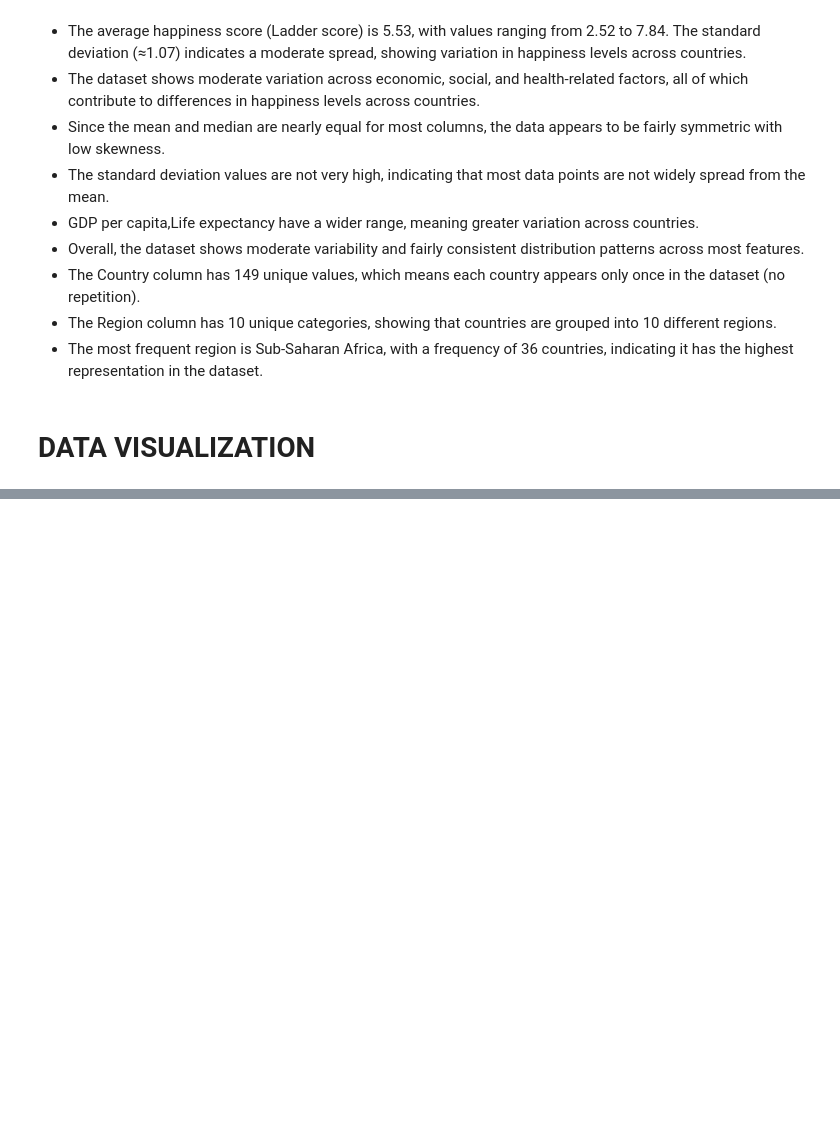
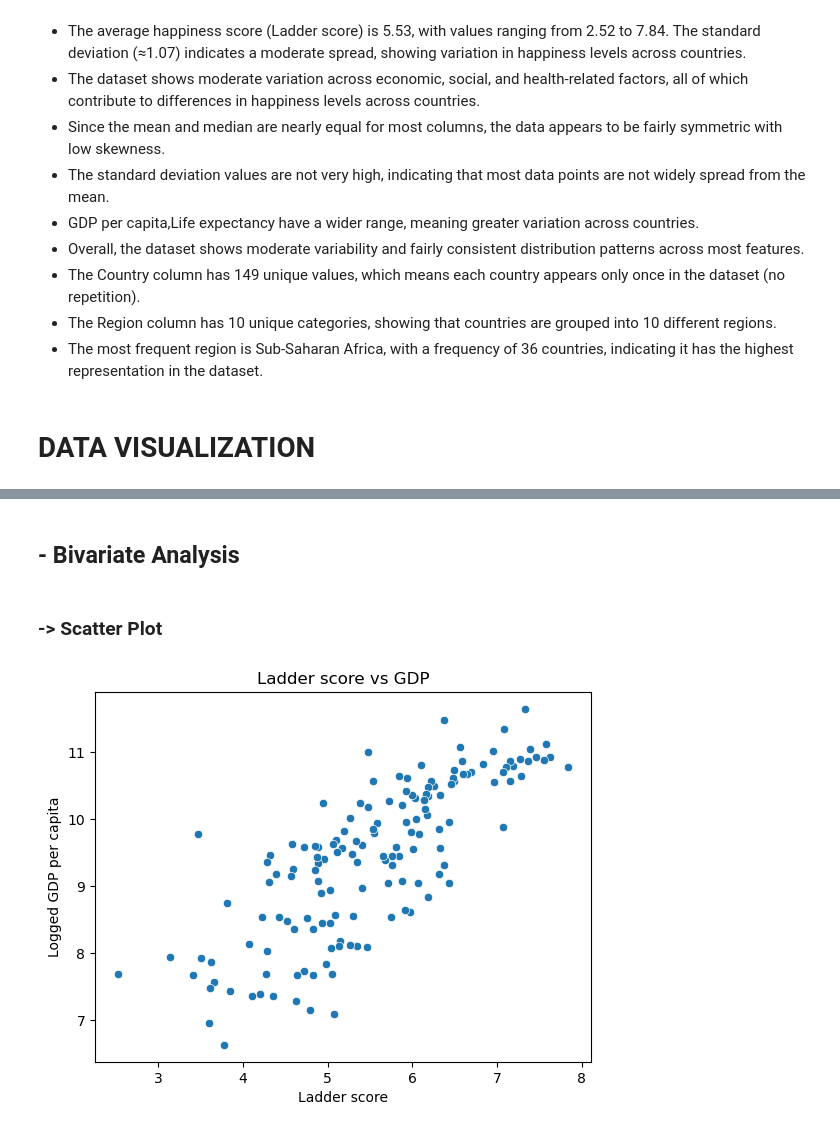
Before and after one commit to bluckreen/World-Happiness-Record-2021--Data-Analysis, a Jupyter notebook: happy.ipynb, the cells around one changed output, grey strips where cells are left out. Cells and saved outputs as stored; diff of their text form; code cells hidden in the pictures; blank space fills up the shorter version.

```diff
--- a/happy.ipynb
+++ b/happy.ipynb
@@ -775,0 +830,15 @@ plt.show()
+# %% [markdown]
+## - Bivariate Analysis
+# %% [markdown]
+### -> Scatter Plot
+# %%
+
+sns.scatterplot(x='Ladder score', y='Logged GDP per capita', data=df_new)
+
+plt.xlabel("Ladder score")
+plt.ylabel("Logged GDP per capita")
+plt.title("Ladder score vs GDP")
+
+plt.show()
+# %% [output]
+[figure, added]
```
Also changed, not shown: parts of 54 cells of this notebook.
